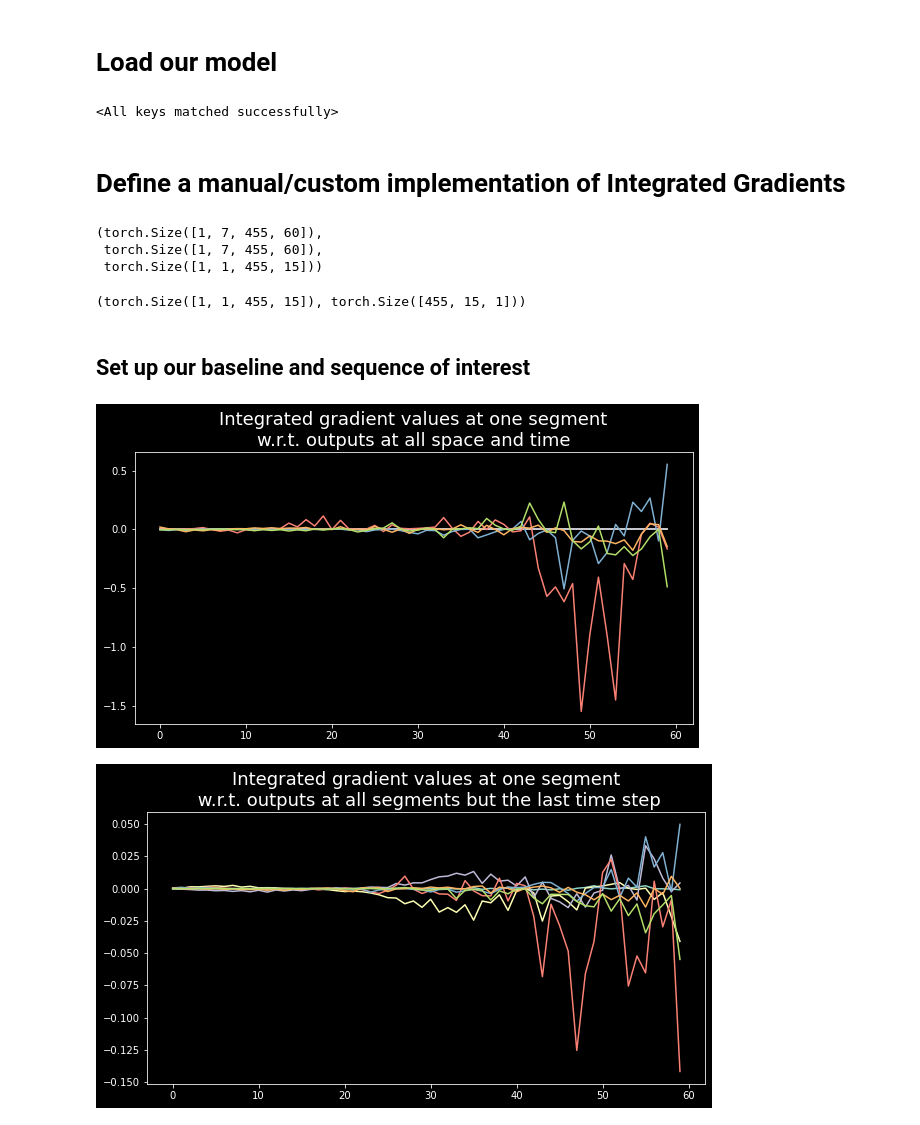
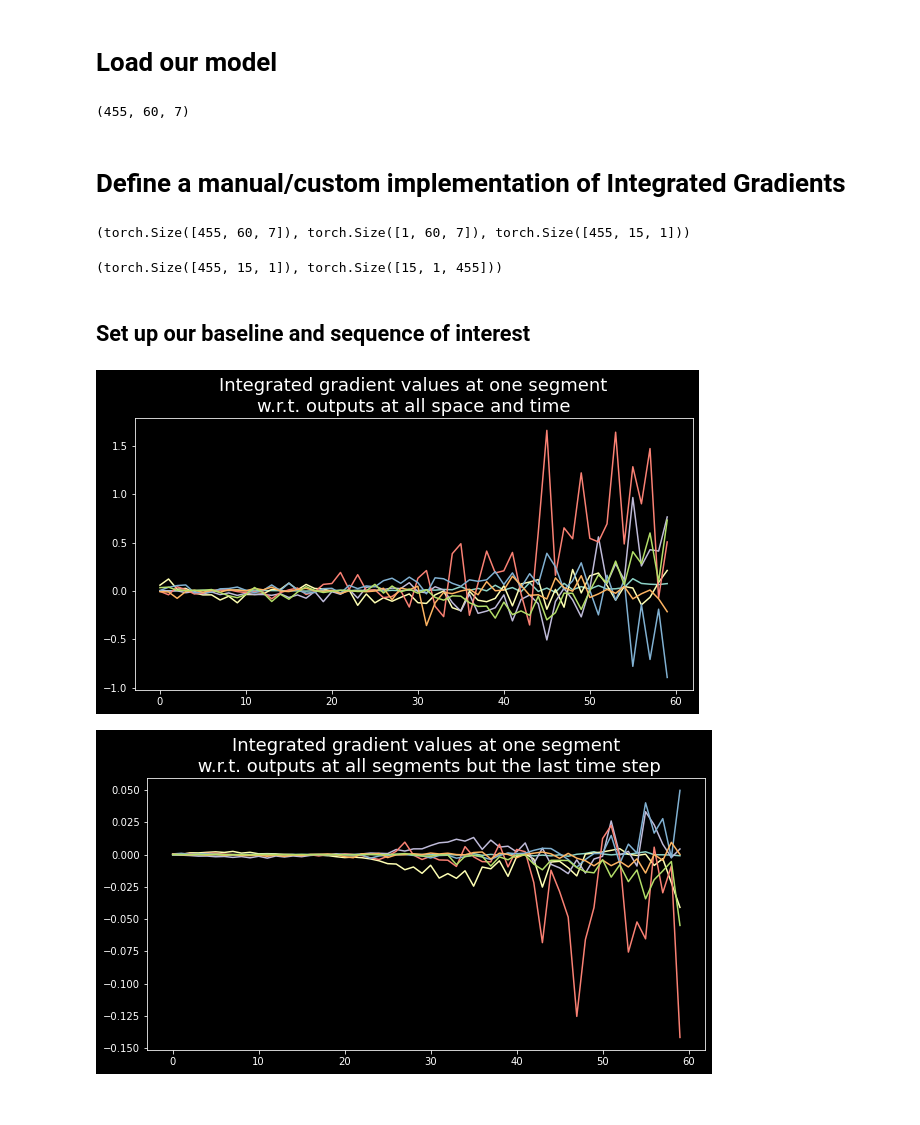
Before and after one commit to DOI-USGS/xai-workflows, a Jupyter notebook: prototyping_notebooks/04_01_02_GWN_CustomIntGrad_RiverDl_Spatial.ipynb, the cells around one changed output. Cells and saved outputs as stored; diff of their text form; code cells hidden in the pictures.

Commit message:
Made wrapper for GWN so avoid a bunch of shape issues.

```diff
--- a/prototyping_notebooks/04_01_02_GWN_CustomIntGrad_RiverDl_Spatial.ipynb
+++ b/prototyping_notebooks/04_01_02_GWN_CustomIntGrad_RiverDl_Spatial.ipynb
@@ -14,55 +14,58 @@ torch.manual_seed(123)
 # Use some real data - river-dl
 # %%
 data = np.load("../../river-dl/results/baseline/GWN/prepped.npz")
-data = reshape_for_gwn(data,keep_portion= 15)
+#data_reshaped = reshape_for_gwn(data,keep_portion= 15)
 adj_mx = data['dist_matrix']
 device = torch.device('cuda:0' if torch.cuda.is_available() else 'cpu')
 supports = [torch.tensor(adj_mx).to(device).float()]
 in_dim = len(data['x_vars'])
-out_dim = data['y_obs_trn'].shape[3]
+#out_dim = data_reshaped['y_obs_trn'].shape[3]
+out_dim = 15
 num_nodes = adj_mx.shape[0]
 # %% [markdown]
 # Load our model
 # %%
-model = gwnet(device,num_nodes,supports=supports,aptinit=supports[0],
-    in_dim=in_dim,out_dim=out_dim,layers=3, kernel_size=5,blocks=3)
-model.load_state_dict(torch.load('../../river-dl/results/baseline/GWN/rep_5/finetuned_weights.pth', map_location='cpu'))
+model = gwnet_wrapper(device,num_nodes,supports=supports,aptinit=supports[0],
+    in_dim=in_dim,out_dim=out_dim,layers=3, kernel_size=5,blocks=3,nsegs=455,
+                      weights_path='../../river-dl/results/baseline/GWN/rep_5/finetuned_weights.pth')
+
+
+#model.load_state_dict(torch.load('../../river-dl/results/baseline/GWN/rep_5/finetuned_weights.pth', map_location='cpu'))
+data['x_trn'][-455:].shape
 # %% [output]
-<All keys matched successfully>
+(455, 60, 7)
 # %% [markdown]
 # Define a manual/custom implementation of Integrated Gradients
 # %%
 x = torch.from_numpy(data['x_trn']).float() # use the last year of data for all 455 segments
 baseline = torch.mean(x,dim=0).unsqueeze(dim=0)
-x = x[0:1]
+x = x[-455:]
 model.eval()
 
-x.shape, baseline.shape, model(x[0:1]).shape
+x.shape, baseline.shape, model(x).shape
 # %% [output]
-(torch.Size([1, 7, 455, 60]),
- torch.Size([1, 7, 455, 60]),
- torch.Size([1, 1, 455, 15]))
+(torch.Size([455, 60, 7]), torch.Size([1, 60, 7]), torch.Size([455, 15, 1]))
 # %%
 from utils.xai_utils import reshape_gwn_output
-dummy_out = model(x[0:1])
+dummy_out = model(x)
 dummy_reshped = reshape_gwn_output(dummy_out)
 dummy_out.shape, dummy_reshped.shape
 # %% [output]
-(torch.Size([1, 1, 455, 15]), torch.Size([455, 15, 1]))
+(torch.Size([455, 15, 1]), torch.Size([15, 1, 455]))
 # %% [markdown]
 ## Set up our baseline and sequence of interest
 # %%
 #from utils.xai_utils import integrated_gradients
 
-IG_vals = integrated_gradients(x, model, 2, baseline,gwn=True)
+IG_vals = integrated_gradients(x, model, 2, baseline)
 
 plt.figure(figsize = (10, 5))
 for i in range(7):
     plt.plot(IG_vals[0, :, i])
 plt.title('Integrated gradient values at one segment\nw.r.t. outputs at all space and time',
           fontsize = 18);
 # %% [output]
-[figure, old version]
+[figure, new version]
 # %%
 IG_vals = integrated_gradients(x, model, 2, torch.zeros_like(x), temporal_focus = -1,gwn=True)
 
```
Also changed, not shown: parts of 1 cell of this notebook, 1 other file.
